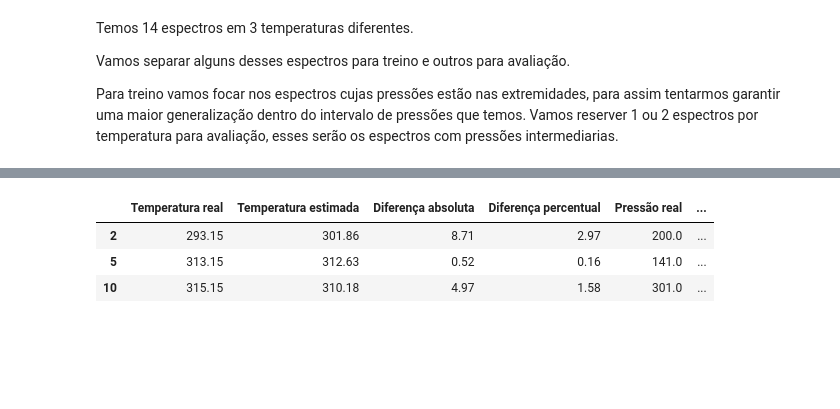
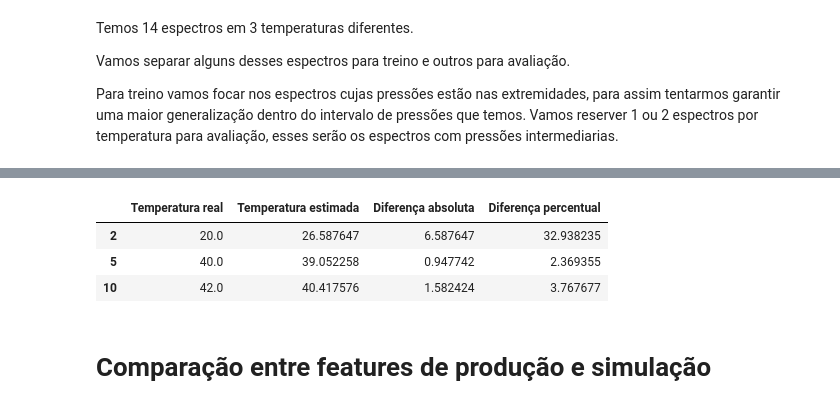
Before and after one commit to Alexandre-Esposte/LineProphet-Machine-Learning-for-Spectral-Attributes, a Jupyter notebook: nbs/ML_modeling.ipynb, the cells around one changed output, grey strips where cells are left out. Saved outputs shown, nothing was run; the diff lists cells and outputs as text; code cells hidden in the pictures; blank space fills up the shorter version.

```diff
--- a/nbs/ML_modeling.ipynb
+++ b/nbs/ML_modeling.ipynb
@@ -108,3 +116,0 @@ Selecionando somente os melhors ajustes dos dados sintéticos
-# %%
-train = r2Filter(train, 0.9)
-test = r2Filter(test, 0.9)
@@ -332,7 +463,9 @@ train = prod[~prod['pressure'].isin(pressures_to_test)]
 
 
 X_train = train.drop(columns=['temperature','pressure'])
-y_train = train[['temperature','pressure']]
+y_train_pressure = train['pressure']
+y_train_temperature = train['temperature']
 
 X_test = test.drop(columns=['temperature','pressure'])
-y_test = test[['temperature','pressure']]
+y_test_pressure = test['pressure']
+y_test_temperature = test['temperature']
@@ -396,5 +472,5 @@ xgb
 # %%
-model = RegressorChain(DecisionTreeRegressor(random_state = 0), order = [0,1])
+model = RandomForestRegressor(random_state = 0)
 
 numeric_processor = Pipeline(steps = [('scaler', StandardScaler())])
 category_processor = Pipeline(steps = [('onehot', OneHotEncoder(handle_unknown='ignore'))])
@@ -409,18 +485,15 @@ step = [('processing', preprocessor),
 
 model_pipe = Pipeline(step)
 
-model_pipe.fit(X_train,y_train)
+model_pipe.fit(X_train,y_train_temperature)
 
 y_hat = model_pipe.predict(X_test)
 
 
-print('Temperature MAE:', mean_absolute_error(y_test['temperature'], y_hat[:,0]))
-print('Temperature RMSE:', root_mean_squared_error(y_test['temperature'], y_hat[:,0]))
-print('Pressure MAE:', mean_absolute_error(y_test['pressure'], y_hat[:,1]))
-print('Pressure RMSE:', root_mean_squared_error(y_test['pressure'], y_hat[:,1]))
+print('Temperature MAE:', mean_absolute_error(y_test_temperature, y_hat))
+print('Temperature RMSE:', root_mean_squared_error(y_test_temperature, y_hat))
 
-sns.scatterplot(x = y_test['temperature'], y = y_hat[:,0])
+
+sns.scatterplot(x = y_test_temperature, y = y_hat)
 plt.show()
-sns.scatterplot(x = y_test['pressure'], y = y_hat[:,1])
-plt.show()
 # %% [output]
@@ -433,7 +503,5 @@ Pressure RMSE: 102.12258739937438
 # %%
 real_results_temperatura = {'Temperatura real': [], 'Temperatura estimada': [], 'Diferença absoluta': [], 'Diferença percentual': []}
-real_results_pressao = {'Pressão real': [], 'Pressão estimada': [], 'Diferença absoluta': [], 'Diferença percentual': []}
-
 temperatures = prod['temperature'].unique()
 
 for temperature in temperatures:
@@ -445,24 +513,13 @@ for temperature in temperatures:
 
         y_hat = model_pipe.predict(df_pressure.drop(columns=['temperature','pressure']))
 
-        temperature_hat = np.mean(y_hat[:, 0])
-        pressure_hat = np.mean(y_hat[:, 1])
+        temperature_hat = np.mean(y_hat)
 
         real_results_temperatura['Temperatura real'].append(temperature)
         real_results_temperatura['Temperatura estimada'].append(temperature_hat)
         real_results_temperatura['Diferença absoluta'].append(np.abs(temperature - temperature_hat))
         real_results_temperatura['Diferença percentual'].append((np.abs(temperature - temperature_hat))/temperature*100)
 
-        real_results_pressao['Pressão real'].append(pressure)
-        real_results_pressao['Pressão estimada'].append(pressure_hat)
-        real_results_pressao['Diferença absoluta'].append(np.abs(pressure - pressure_hat))
-        real_results_pressao['Diferença percentual'].append((np.abs(pressure - pressure_hat))/pressure*100)
-
-
-
-
 
 real_results_temperatura = pd.DataFrame(real_results_temperatura)
-real_results_pressao = pd.DataFrame(real_results_pressao)
-
-results = pd.concat([real_results_temperatura, real_results_pressao], axis = 1).round(2)
+real_results_temperatura
@@ -486,7 +541,9 @@ results
 # %%
-results.iloc[[2,5,10],:]
+real_results_temperatura.iloc[[2,5,10],:]
 # %% [output]
-|  | Temperatura real | Temperatura estimada | Diferença absoluta | Diferença percentual | Pressão real | ... |
-| 2 | 293.15 | 301.86 | 8.71 | 2.97 | 200.0 | ... |
-| 5 | 313.15 | 312.63 | 0.52 | 0.16 | 141.0 | ... |
-| 10 | 315.15 | 310.18 | 4.97 | 1.58 | 301.0 | ... |
+|  | Temperatura real | Temperatura estimada | Diferença absoluta | Diferença percentual |
+| 2 | 20.0 | 26.587647 | 6.587647 | 32.938235 |
+| 5 | 40.0 | 39.052258 | 0.947742 | 2.369355 |
+| 10 | 42.0 | 40.417576 | 1.582424 | 3.767677 |
+# %% [markdown]
+# Comparação entre features de produção e simulação
```
Also changed, not shown: parts of 33 cells of this notebook, 12 other files.
